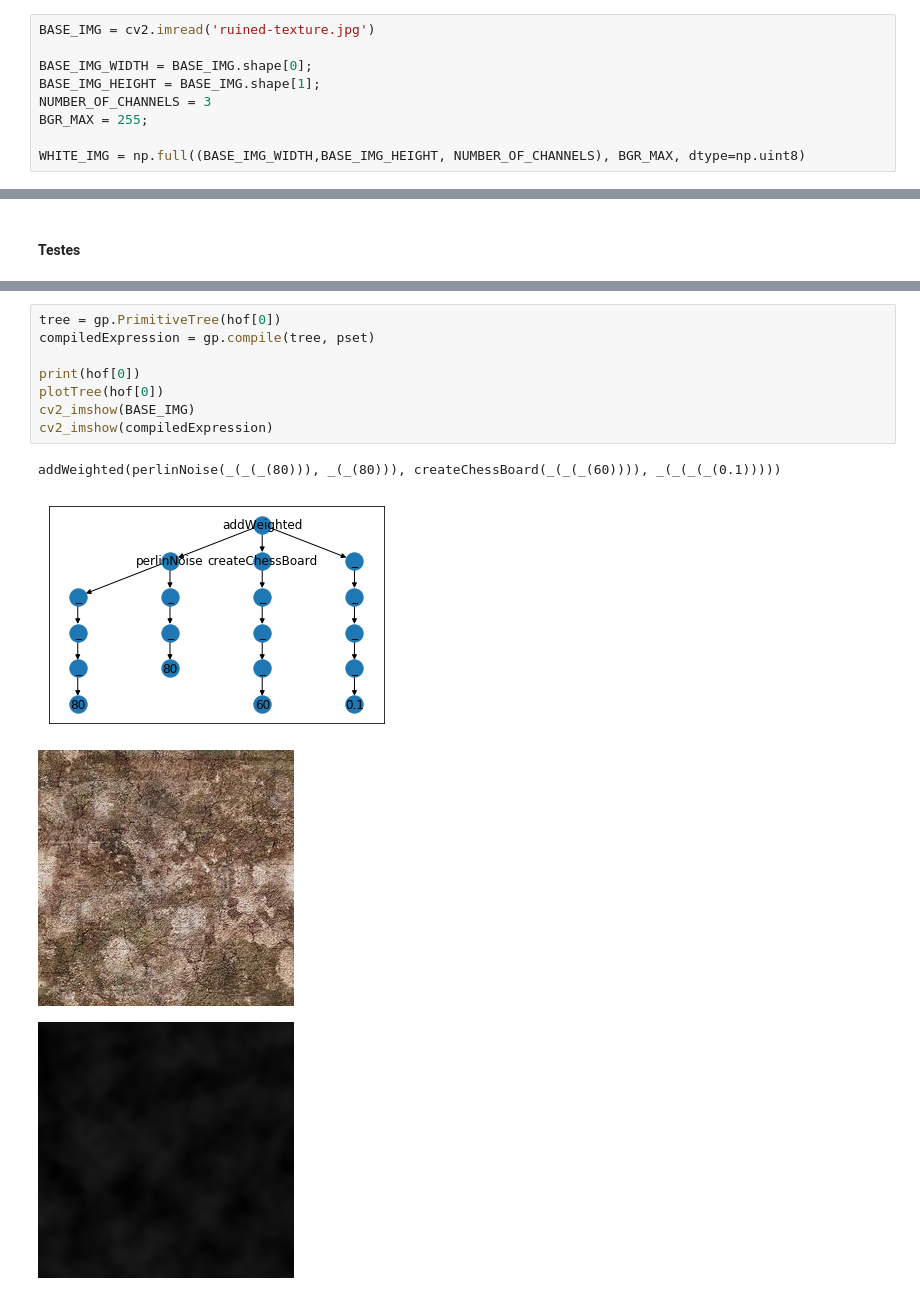
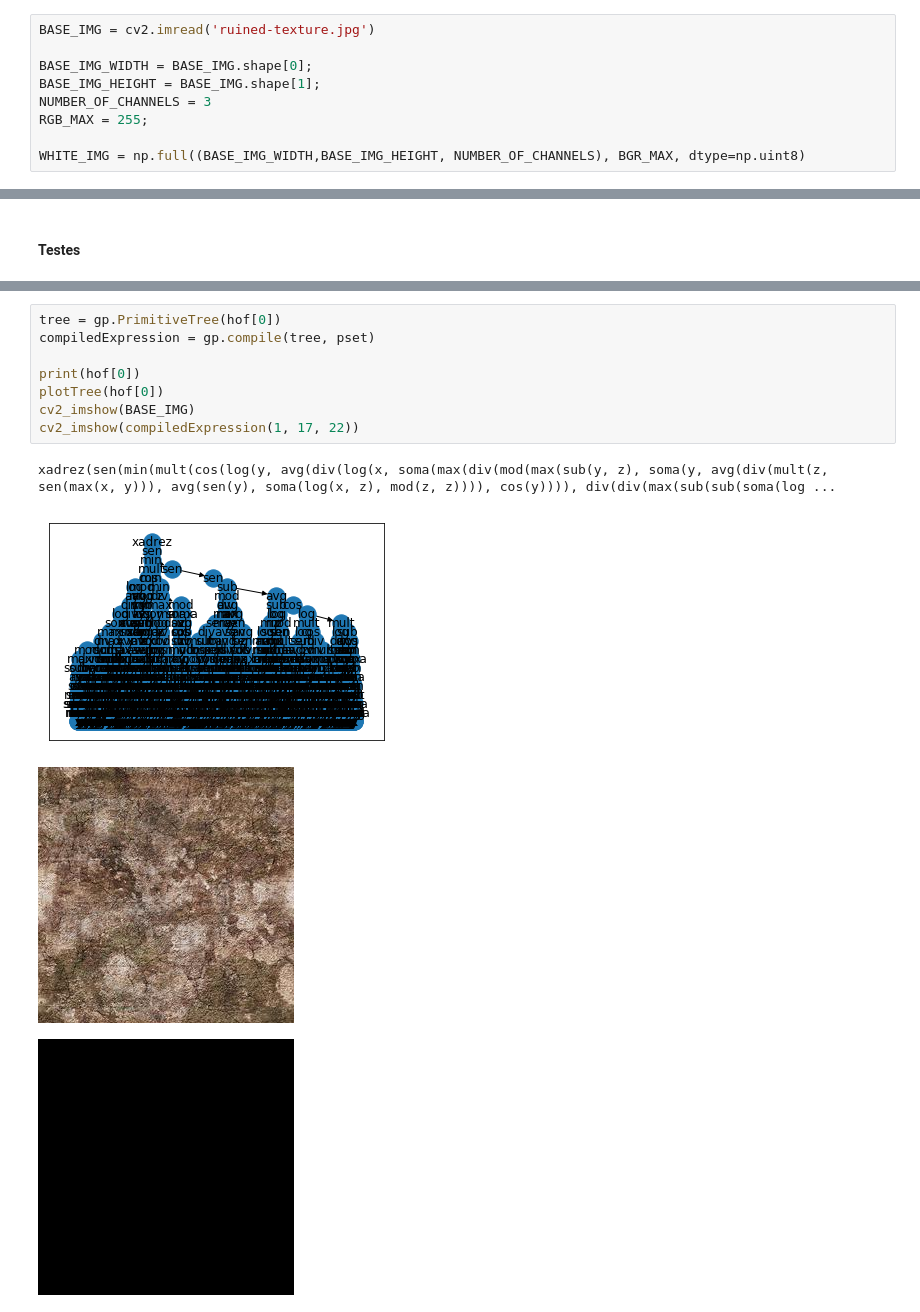
Before and after one commit to viniciusvmda/procedural-texture, a Jupyter notebook: gp.ipynb, the cells around one changed output, grey strips where cells are left out. Saved outputs shown, nothing was run; the diff lists cells and outputs as text.

```diff
--- a/gp.ipynb
+++ b/gp.ipynb
@@ -57,7 +81,7 @@ BASE_IMG = cv2.imread('ruined-texture.jpg')
 BASE_IMG_WIDTH = BASE_IMG.shape[0];
 BASE_IMG_HEIGHT = BASE_IMG.shape[1];
 NUMBER_OF_CHANNELS = 3
-BGR_MAX = 255;
+RGB_MAX = 255;
 
 WHITE_IMG = np.full((BASE_IMG_WIDTH,BASE_IMG_HEIGHT, NUMBER_OF_CHANNELS), BGR_MAX, dtype=np.uint8)
 # %% [markdown]
@@ -262,13 +307,13 @@ gen     nevals  avg             std             min             max
 # %%
 tree = gp.PrimitiveTree(hof[0])
 compiledExpression = gp.compile(tree, pset)
 
 print(hof[0])
 plotTree(hof[0])
 cv2_imshow(BASE_IMG)
-cv2_imshow(compiledExpression)
+cv2_imshow(compiledExpression(1, 17, 22))
 # %% [output]
-addWeighted(perlinNoise(_(_(_(80))), _(_(80))), createChessBoard(_(_(_(60)))), _(_(_(_(0.1)))))
+xadrez(sen(min(mult(cos(log(y, avg(div(log(x, soma(max(div(mod(max(sub(y, z), soma(y, avg(div(mult(z, sen(max(x, y))), avg(sen(y), soma(log(x, z), mod(z, z)))), cos(y)))), div(div(max(sub(sub(soma(log ...
-[figure, old version]
+[figure, new version]
 [figure]
 [figure]
```
Also changed, not shown: parts of 7 cells of this notebook.
